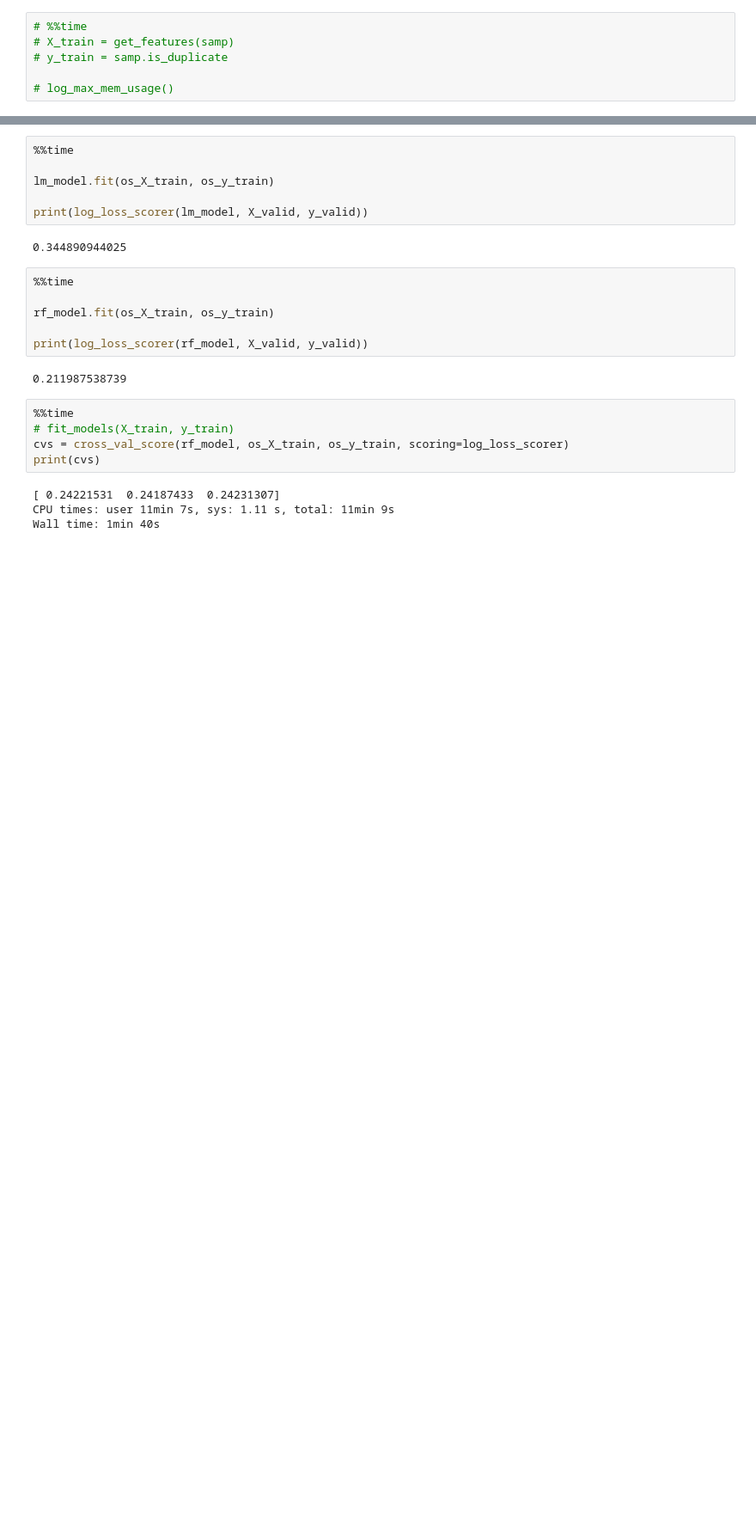
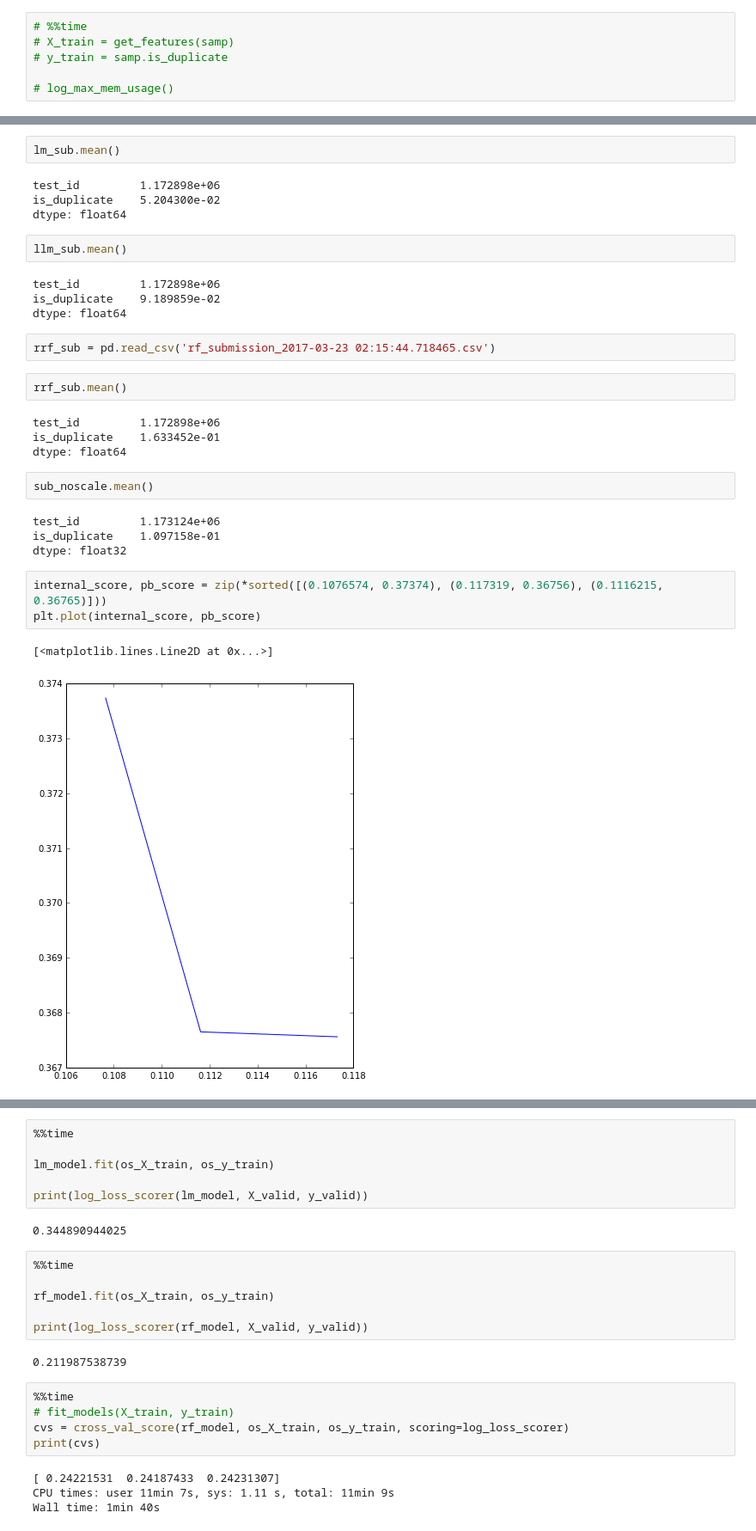
Before and after one commit to avsolatorio/kaggle-quora-question-pairs, a Jupyter notebook: src/Quora Duplicate Predictor.ipynb, the cells around one changed output, grey strips where cells are left out. Shown: that part at 86% size. Drawn from its saved outputs; the diff is of its cells as text; blank space fills up the shorter version.

```diff
--- a/src/Quora Duplicate Predictor.ipynb
+++ b/src/Quora Duplicate Predictor.ipynb
@@ -598 +917,33 @@ y_valid.shape
+# %%
+lm_sub.mean()
+# %% [output]
+test_id         1.172898e+06
+is_duplicate    5.204300e-02
+dtype: float64
+# %%
+llm_sub.mean()
+# %% [output]
+test_id         1.172898e+06
+is_duplicate    9.189859e-02
+dtype: float64
+# %%
+rrf_sub = pd.read_csv('rf_submission_2017-03-23 02:15:44.718465.csv')
+# %%
+rrf_sub.mean()
+# %% [output]
+test_id         1.172898e+06
+is_duplicate    1.633452e-01
+dtype: float64
+# %%
+sub_noscale.mean()
+# %% [output]
+test_id         1.173124e+06
+is_duplicate    1.097158e-01
+dtype: float32
+# %%
+internal_score, pb_score = zip(*sorted([(0.1076574, 0.37374), (0.117319, 0.36756), (0.1116215, 0.36765)]))
+plt.plot(internal_score, pb_score)
+# %% [output]
+[<matplotlib.lines.Line2D at 0x...>]
+[figure, added]
 # %%
```
Also changed, not shown: parts of 84 cells of this notebook, 2 other files.
